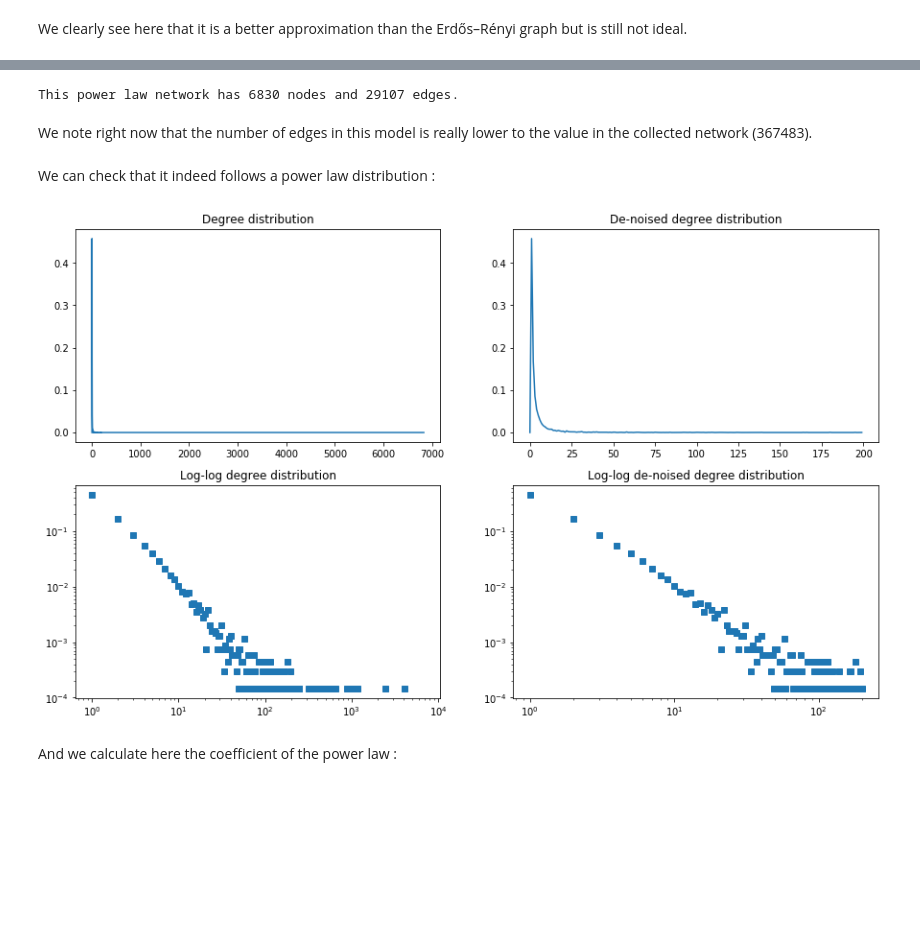
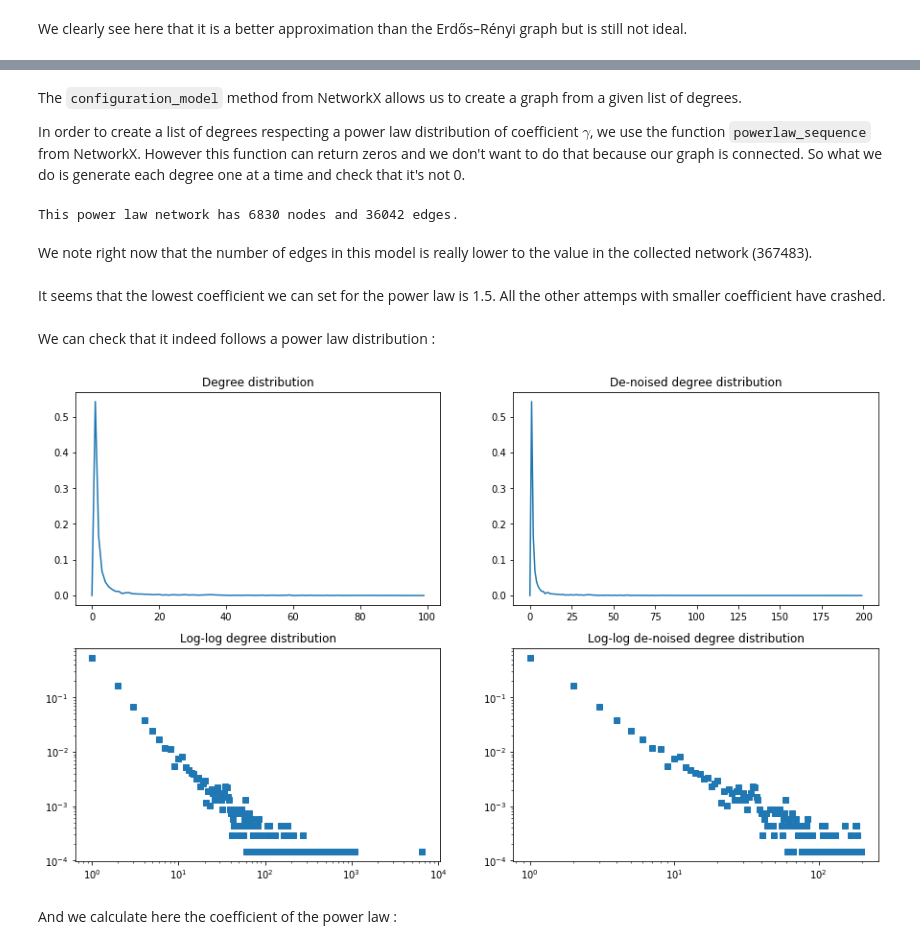
Before and after one commit to armand33/wikipedia_graph, a Jupyter notebook: ntds_project.ipynb, the cells around one changed output, grey strips where cells are left out. Saved outputs shown, nothing was run; the diff lists cells and outputs as text; code cells hidden in the pictures; blank space fills up the shorter version.

```diff
--- a/ntds_project.ipynb
+++ b/ntds_project.ipynb
@@ -354,11 +352,19 @@ In this section we are trying to make a power law network with a closer exponent
+# %% [markdown]
+The `configuration_model` method from NetworkX allows us to create a graph from a given list of degrees.
+
+In order to create a list of degrees respecting a power law distribution of coefficient $\gamma$, we use the function `powerlaw_sequence` from NetworkX. However this function can return zeros and we don't want to do that because our graph is connected. So what we do is generate each degree one at a time and check that it's not 0.
 # %%
 while True:
+    # Iterate the construction of a degree sequence until we find one that has a pair sum
+    # (this is a requirement of the function configuration_model)
     s = []
     while len(s) < nNodes:
-        nextval = int(nx.utils.powerlaw_sequence(1, 1.8)[0])
+        # generate degrees one at a time
+        nextval = int(nx.utils.powerlaw_sequence(1, 1.5)[0])
         if nextval != 0:
             s.append(nextval)
     if sum(s) % 2 == 0:
+        # we found a proper distribution, can break!
         break
 
 power_law = nx.configuration_model(s)
@@ -367,15 +373,17 @@ power_law.remove_edges_from(power_law.selfloop_edges())
 
 print('This power law network has {0} nodes and {1} edges.'.format(len(power_law), power_law.size()))
 # %% [output]
-This power law network has 6830 nodes and 29107 edges.
+This power law network has 6830 nodes and 36042 edges.
 # %% [markdown]
 We note right now that the number of edges in this model is really lower to the value in the collected network (367483).
+# %% [markdown]
+It seems that the lowest coefficient we can set for the power law is 1.5. All the other attemps with smaller coefficient have crashed.
 # %% [markdown]
 We can check that it indeed follows a power law distribution :
 # %%
-print_denoised_degree_distribution(power_law, b=200, d=200)
+print_denoised_degree_distribution(power_law, a=100, b=200, d=200)
 # %% [output]
-[figure, old version]
+[figure, new version]
 # %% [markdown]
 And we calculate here the coefficient of the power law :
 # %%
```
Also changed, not shown: parts of 32 cells of this notebook, 10 other files.
